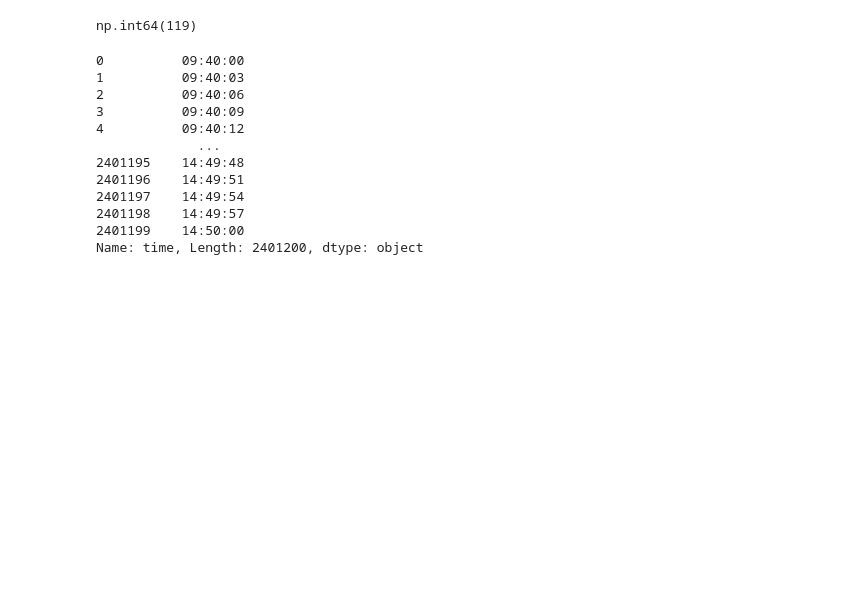
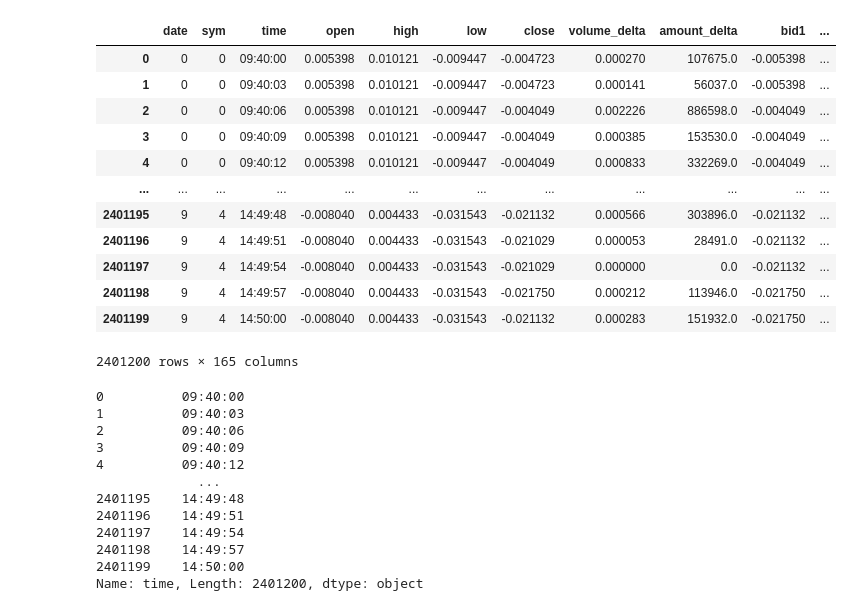
Before and after one commit to BiQiBaoWinner/LW-Cup, a Jupyter notebook: check_data.ipynb, the cells around one changed output. Saved outputs shown, nothing was run; the diff lists cells and outputs as text; code cells hidden in the pictures; blank space fills up the shorter version.

```diff
--- a/check_data.ipynb
+++ b/check_data.ipynb
@@ -1,15 +1,27 @@
 # %%
 import pandas as pd
 import numpy as np
 import os
 
 data_path = "~/LWCUP/results/merge_data/merge_data.parquet"
 
 df = pd.read_parquet(os.path.expanduser(data_path))
 
-df['date'].astype(int).unique().max()
+df
 # %% [output]
+|  | date | sym | time | open | high | low | close | volume_delta | amount_delta | bid1 | ... |
+| 0 | 0 | 0 | 09:40:00 | 0.005398 | 0.010121 | -0.009447 | -0.004723 | 0.000270 | 107675.0 | -0.005398 | ... |
+| 1 | 0 | 0 | 09:40:03 | 0.005398 | 0.010121 | -0.009447 | -0.004723 | 0.000141 | 56037.0 | -0.005398 | ... |
+| 2 | 0 | 0 | 09:40:06 | 0.005398 | 0.010121 | -0.009447 | -0.004049 | 0.002226 | 886598.0 | -0.004049 | ... |
+| 3 | 0 | 0 | 09:40:09 | 0.005398 | 0.010121 | -0.009447 | -0.004049 | 0.000385 | 153530.0 | -0.004049 | ... |
+| 4 | 0 | 0 | 09:40:12 | 0.005398 | 0.010121 | -0.009447 | -0.004049 | 0.000833 | 332269.0 | -0.004049 | ... |
+| ... | ... | ... | ... | ... | ... | ... | ... | ... | ... | ... | ... |
+| 2401195 | 9 | 4 | 14:49:48 | -0.008040 | 0.004433 | -0.031543 | -0.021132 | 0.000566 | 303896.0 | -0.021132 | ... |
+| 2401196 | 9 | 4 | 14:49:51 | -0.008040 | 0.004433 | -0.031543 | -0.021029 | 0.000053 | 28491.0 | -0.021132 | ... |
+| 2401197 | 9 | 4 | 14:49:54 | -0.008040 | 0.004433 | -0.031543 | -0.021029 | 0.000000 | 0.0 | -0.021132 | ... |
+| 2401198 | 9 | 4 | 14:49:57 | -0.008040 | 0.004433 | -0.031543 | -0.021750 | 0.000212 | 113946.0 | -0.021750 | ... |
+| 2401199 | 9 | 4 | 14:50:00 | -0.008040 | 0.004433 | -0.031543 | -0.021132 | 0.000283 | 151932.0 | -0.021750 | ... |
-np.int64(119)
+2401200 rows × 165 columns
 # %%
 # date列是纯数字，例如0，1，2，转化为日期，便于和time合并
 df['Ndate'] = pd.to_datetime(df['date'].astype(int), unit='D', origin=pd.Timestamp('2020-01-01'))
```
Also changed, not shown: 44 other files.
